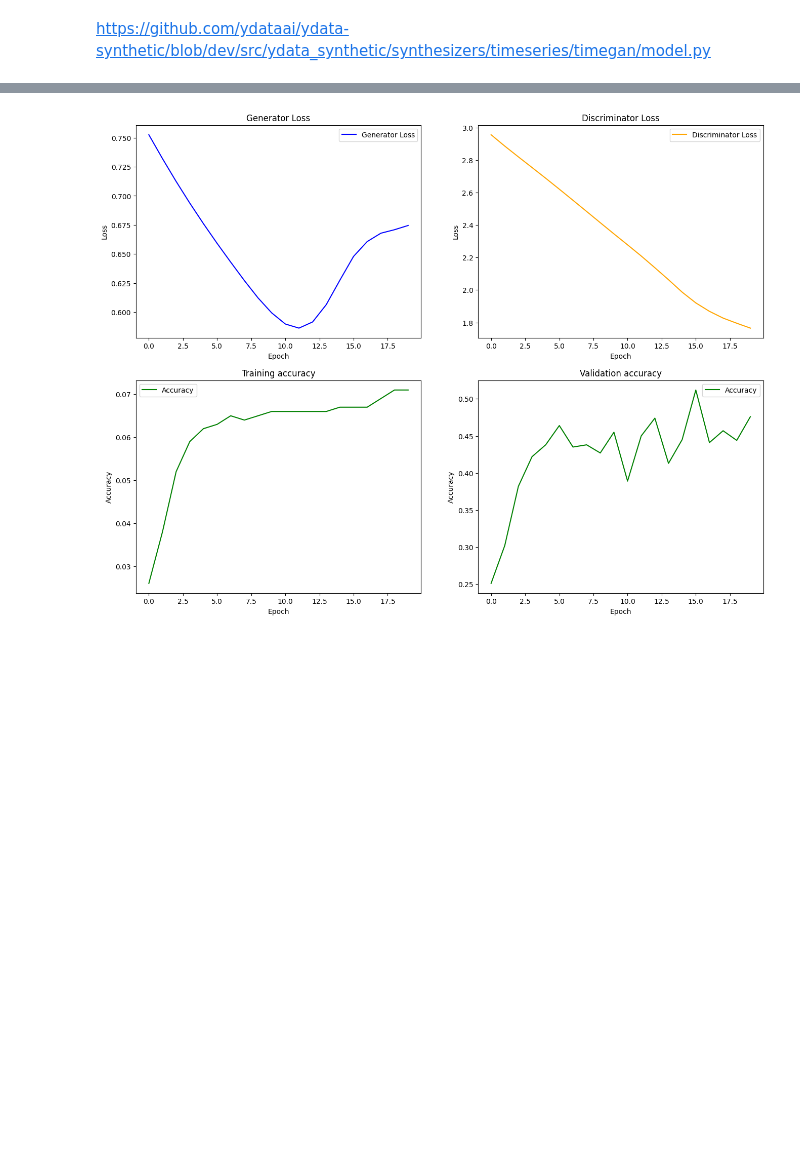
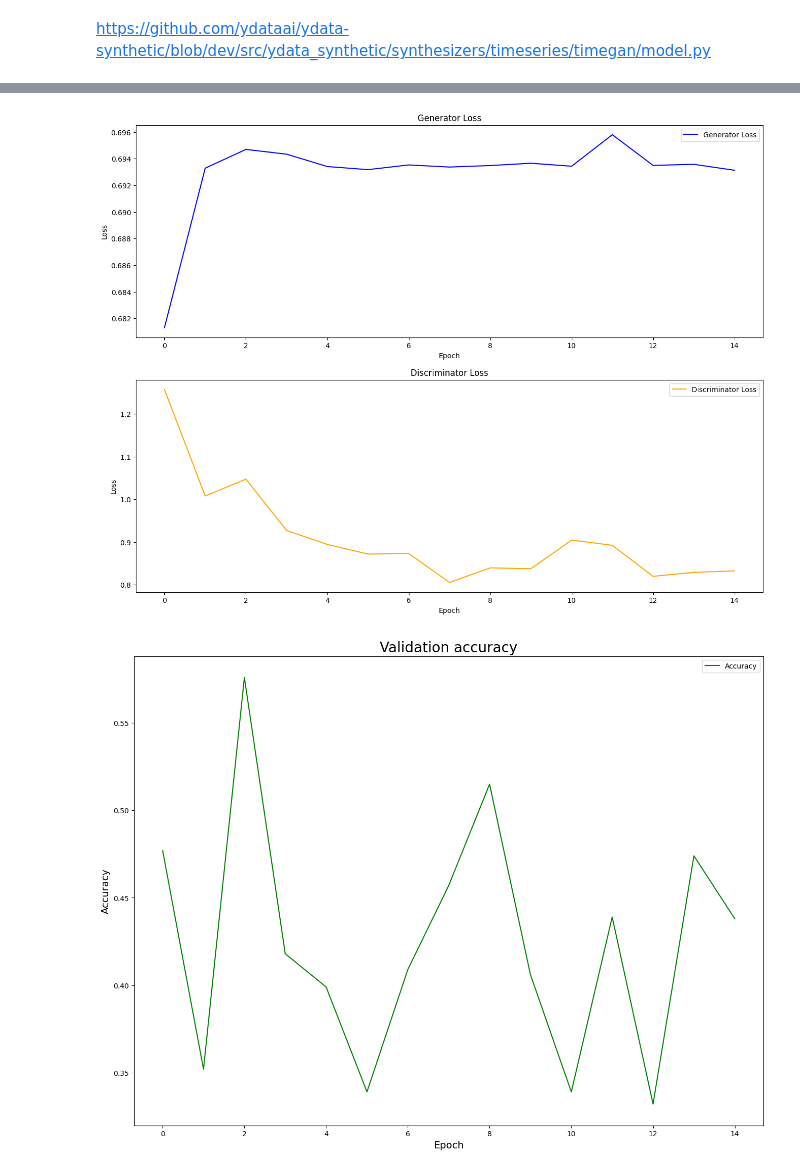
Before and after one commit to constantbourdrez/adl24-sleep-stage, a Jupyter notebook: GAN_EEG_EOG.ipynb, the cells around one changed output, grey strips where cells are left out. Drawn from its saved outputs; the diff is of its cells as text; code cells hidden in the pictures; blank space fills up the shorter version.

```diff
--- a/GAN_EEG_EOG.ipynb
+++ b/GAN_EEG_EOG.ipynb
@@ -69,10 +69,10 @@ print(xtrain.shape)
 torch.Size([175995, 600, 3])
 # %%
 batch=25
-N=2000
+N=1000
 
 label_mask=np.zeros_like(ytrain[:N])
-label_mask[0:100]=1
+label_mask[0:25]=1
 label_mask_tensor=th.tensor(label_mask)
 xtrain_tensor,ytrain_tensor=th.tensor(xtrain[:N]),th.tensor(ytrain[:N])
 xvalid_tensor,yvalid_tensor=th.tensor(xvalid[:N]),th.tensor(yvalid[:N])
@@ -226,7 +226,7 @@ def train_GAN(discriminator, generator, batch, trainloader, validloader, hidden_
 
     return g_losses, d_losses, val_accuracies
 # %%
-learning_rate=0.0005
+learning_rate=0.01
 hidden_dim = 32
 num_epochs = 15
 input_dim=600
@@ -247,38 +257,32 @@ KeyboardInterrupt:
 # %%
 # Plot loss curves
 plt.figure(figsize=(16, 12))
 
 # Generator Loss subplot
-plt.subplot(2, 2, 1)
+plt.subplot(2, 1, 1)
 plt.plot(g_losses, label='Generator Loss', color='blue')
 plt.xlabel('Epoch')
 plt.ylabel('Loss')
 plt.title('Generator Loss')
 plt.legend()
 
 # Discriminator Loss subplot
-plt.subplot(2, 2, 2)
+plt.subplot(2, 1, 2)
 plt.plot(d_losses, label='Discriminator Loss', color='orange')
 plt.xlabel('Epoch')
 plt.ylabel('Loss')
 plt.title('Discriminator Loss')
 plt.legend()
+plt.show()
 
 # Accuracy subplot
-plt.subplot(2, 2, 3)
-plt.plot(train_accuracies, label='Accuracy', color='green')
-plt.xlabel('Epoch')
-plt.ylabel('Accuracy')
-plt.title('Training accuracy')
-plt.legend()
-
-# Accuracy subplot
-plt.subplot(2, 2, 4)
+plt.figure(figsize=(16,12))
 plt.plot(val_accuracies, label='Accuracy', color='green')
-plt.xlabel('Epoch')
-plt.ylabel('Accuracy')
-plt.title('Validation accuracy')
+plt.xlabel('Epoch',fontsize=14)
+plt.ylabel('Accuracy',fontsize=14)
+plt.title('Validation accuracy',fontsize=20)
 plt.legend()
 plt.show()
 # %% [output]
-[figure, old version]
+[figure, new version]
+[figure, added]
```
Also changed, not shown: parts of 1 cell of this notebook, 3 other files.
